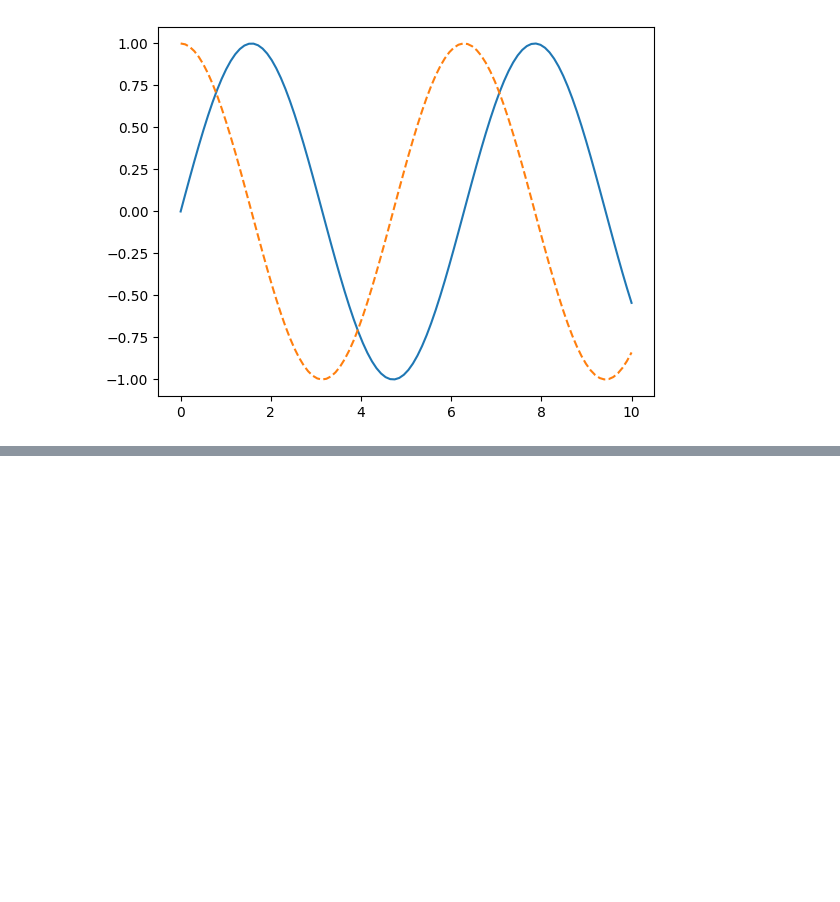
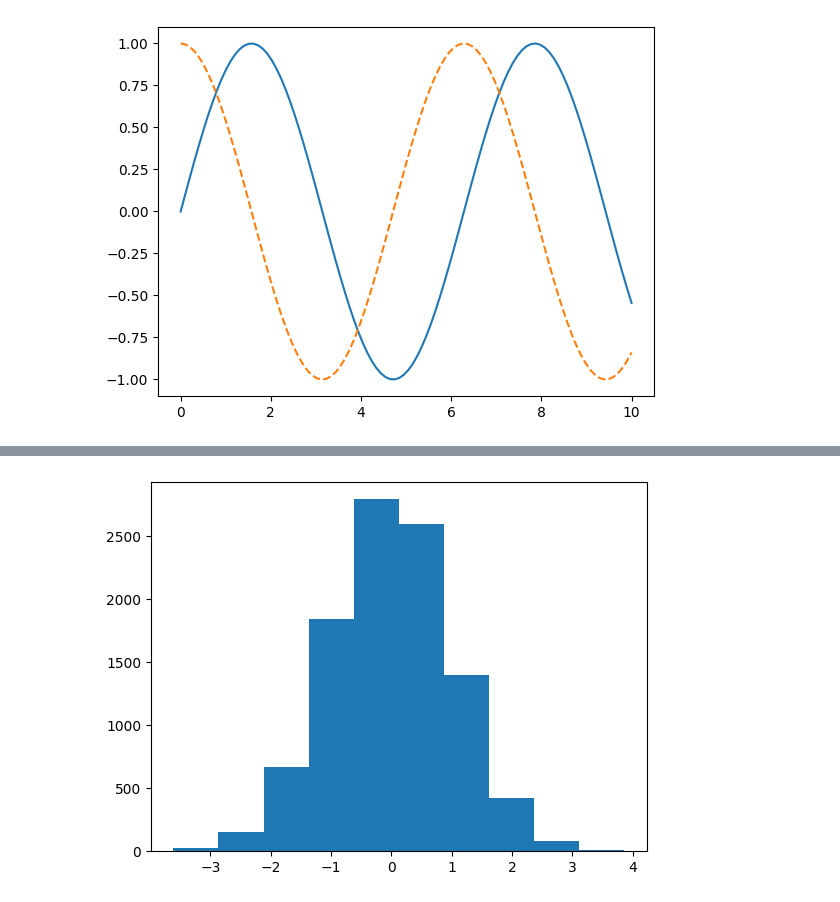
Before and after one commit to Harutann/python_data, a Jupyter notebook: try_matplot.ipynb, the cells around one changed output, grey strips where cells are left out. Saved outputs shown, nothing was run; the diff lists cells and outputs as text; code cells hidden in the pictures; blank space fills up the shorter version.

```diff
--- a/try_matplot.ipynb
+++ b/try_matplot.ipynb
@@ -12,0 +20,6 @@ plt.show()
+# %%
+data = np.random.randn(10000)
+plt.hist(data)
+plt.show()
+# %% [output]
+[figure, added]
```
Also changed, not shown: parts of 2 cells of this notebook.
